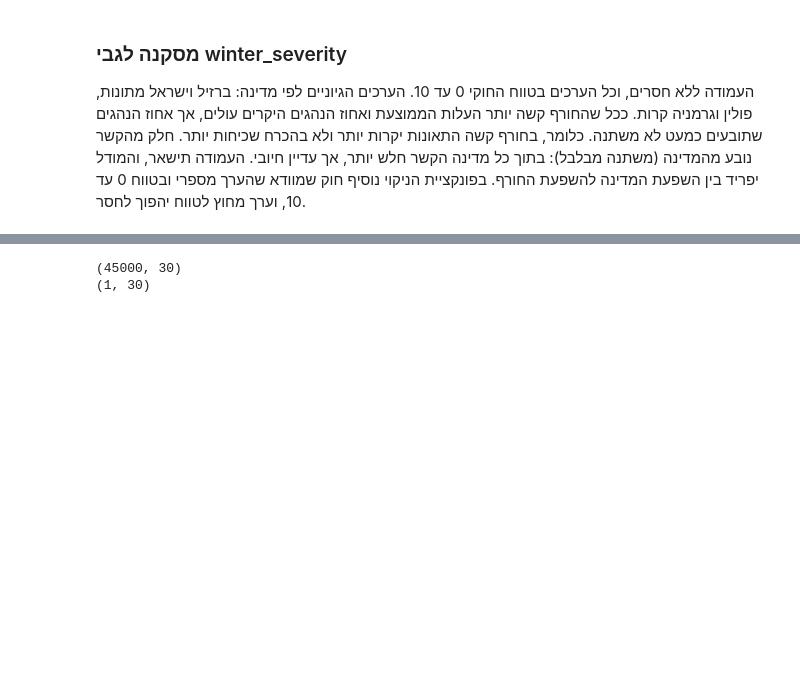
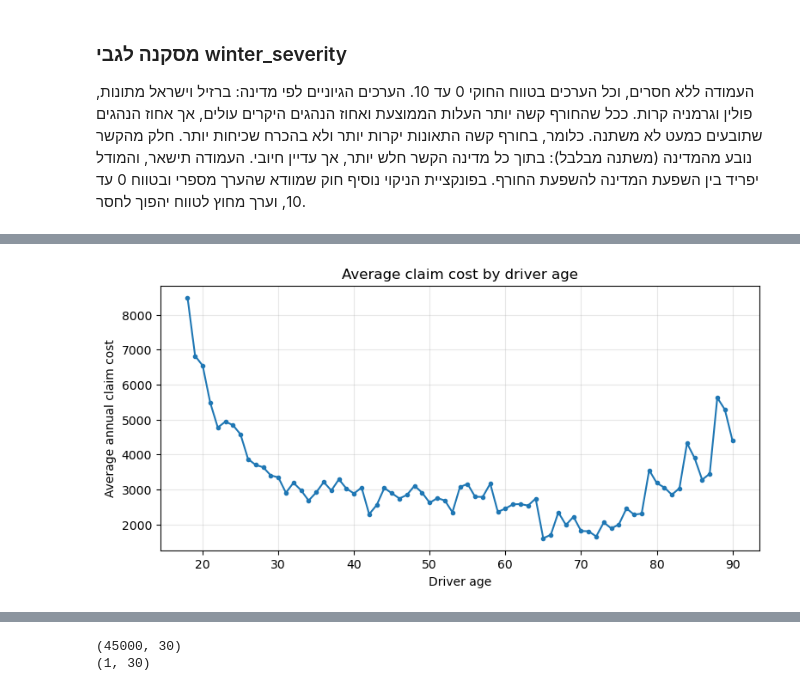
Before and after one commit to liadrimer/car-insurance-claim-prediction, a Jupyter notebook: cleaning_driver.ipynb, the cells around one changed output, grey strips where cells are left out. Cells and saved outputs as stored; diff of their text form; code cells hidden in the pictures; blank space fills up the shorter version.

```diff
--- a/cleaning_driver.ipynb
+++ b/cleaning_driver.ipynb
@@ -339,0 +382,12 @@ IL 0.029
+# %%
+# גרף של העלות הממוצעת לכל גיל בנפרד
+avg_by_age = df.groupby("driver_age")["annual_claim_cost"].mean()
+plt.figure(figsize=(9, 4))
+plt.plot(avg_by_age.index, avg_by_age.values, marker="o", markersize=3)
+plt.title("Average claim cost by driver age")
+plt.xlabel("Driver age")
+plt.ylabel("Average annual claim cost")
+plt.grid(alpha=0.3)
+plt.show()
+# %% [output]
+[figure, added]
```
Also changed, not shown: parts of 6 cells of this notebook.
